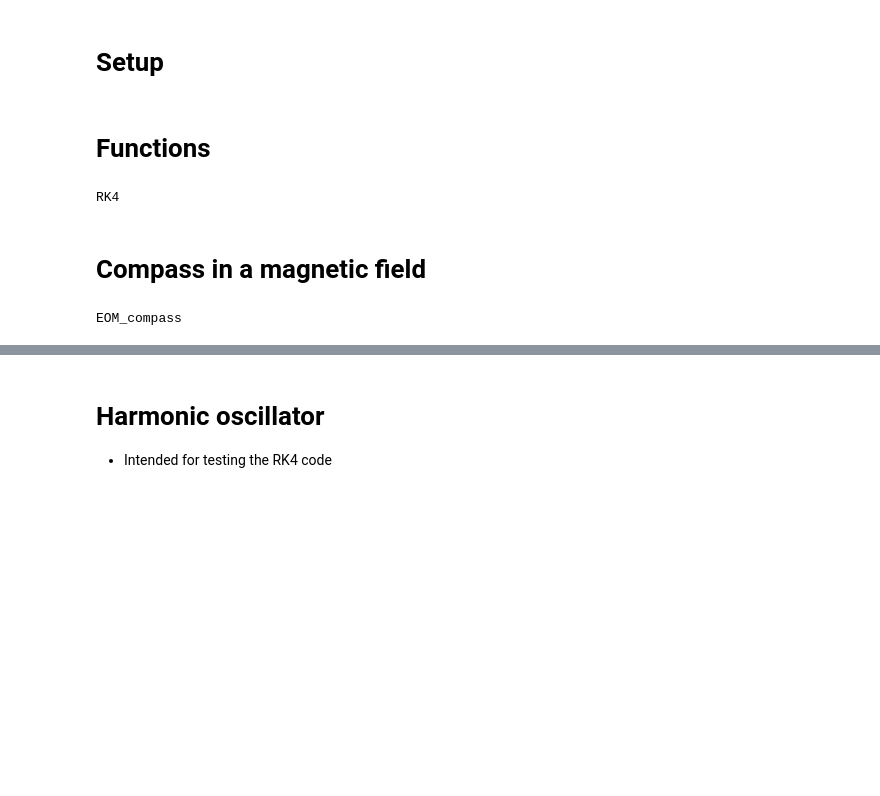
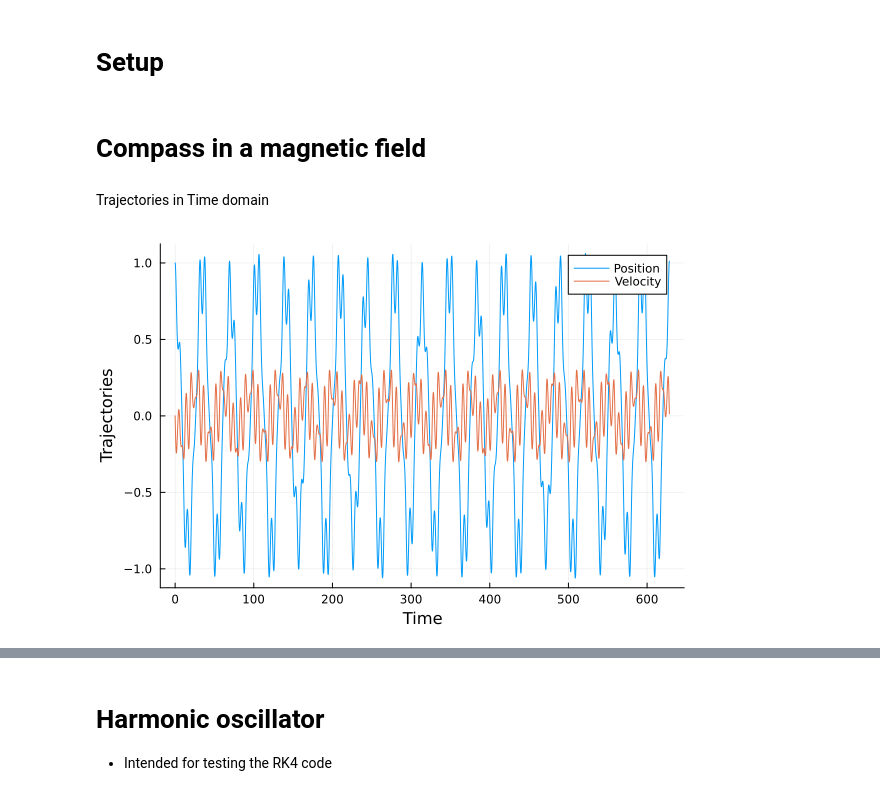
Before and after one commit to Treucyan/spinning-compass, a Jupyter notebook: RK4.ipynb, the cells around one changed output, grey strips where cells are left out. Drawn from its saved outputs; the diff is of its cells as text; code cells hidden in the pictures; blank space fills up the shorter version.

```diff
--- a/RK4.ipynb
+++ b/RK4.ipynb
@@ -5,44 +6,34 @@ using Plots
-# %% [markdown]
-# Functions
-# %%
-"""
-    RK4(f, tpoints, r)
-
-Solve a system of two first-order ODEs using the fourth-order Runge-Kutta method.
-
-"""
-function RK4(f, tpoints, r)
-    h = tpoints[2] - tpoints[1]
-    Npoints = length(tpoints)
-    xpoints = zeros(Npoints)
-    ypoints = zeros(Npoints)
-    for (i, t) in enumerate(tpoints)
-        xpoints[i] = r[1]
-        ypoints[i] = r[2]
-        k1 = h*f(r, t)
-        k2 = h*f(r .+ 0.5*k1, t + 0.5*h)
-        k3 = h*f(r .+ 0.5*k2, t + 0.5*h)
-        k4 = h*f(r .+ k3, t + h)
-        r = r .+ (k1 + 2*k2 + 2*k3 + k4) / 6
-    end
-    return xpoints, ypoints
-end
-# %% [output]
-RK4
 # %% [markdown]
 # Compass in a magnetic field
-# %%
-"""
-    EOM_compass(r, t, B, ω)
-
-Equations of motion for a spinning compass in a periodically changing magnetic field
-
-"""
-function EOM_compass(r, t, B, ω)
-    (x, v) = r
-    dxdt = v
-    dvdt = -B*cos(ω*t)*sin(x)
-    return [dxdt, dvdt]
-end
-# %% [output]
-EOM_compass
+# %% [markdown]
+Trajectories in Time domain
+# %%
+# Function parameters
+B = 0.3
+ω = 1.0
+drive_period = 2*π / ω
+
+# Simulation parameters
+t_initial, t_final = 0.0, 100*drive_period
+Nsteps = 10000
+time_param = (t_initial, t_final, Nsteps)
+
+# Initial conditions
+x0, v0 = 1.0, 0.0
+r = [x0, v0]
+
+
+f(r, t) = Spin_compass.EOM_compass(r, t, B, ω)
+
+(tpoints, xpoints, vpoints) = Spin_compass.RK4(f, time_param, r);
+
+
+
+
+plot(tpoints, xpoints, label="Position")
+plot!(tpoints, vpoints, label="Velocity")
+
+xlabel!("Time")
+ylabel!("Trajectories")
+# %% [output]
+[figure, added]
```
Also changed, not shown: parts of 7 cells of this notebook.
